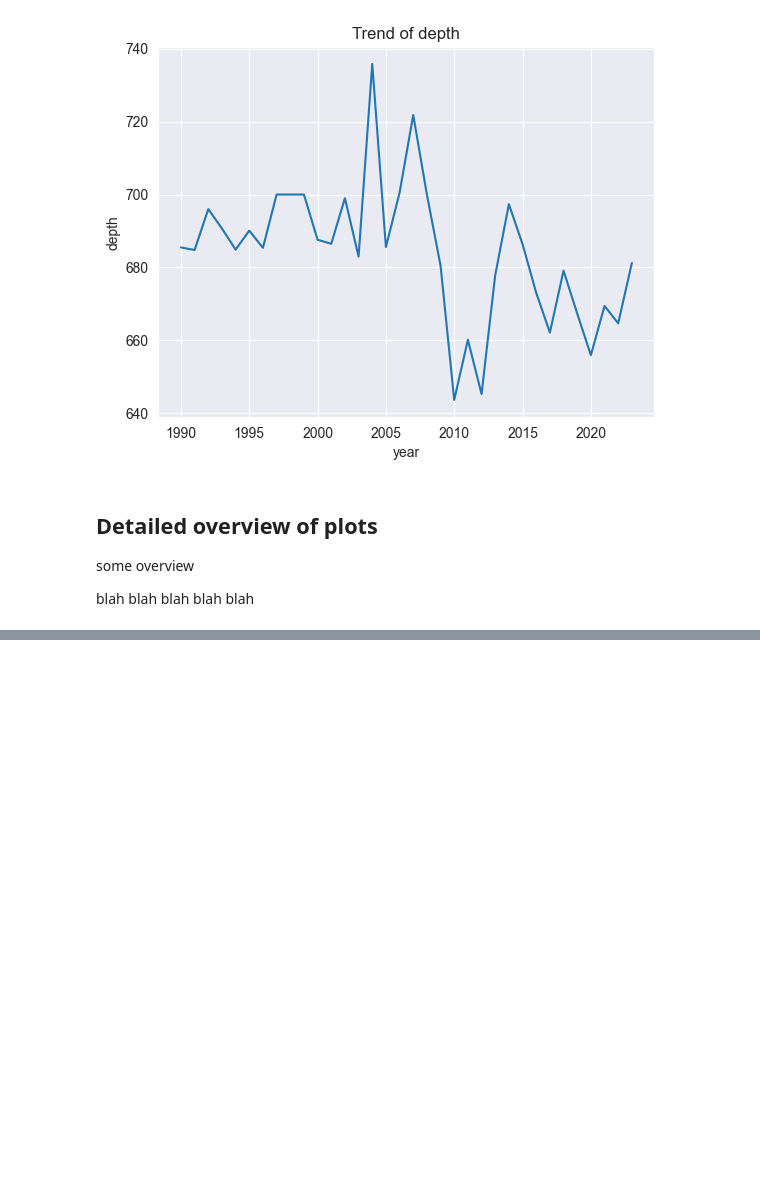
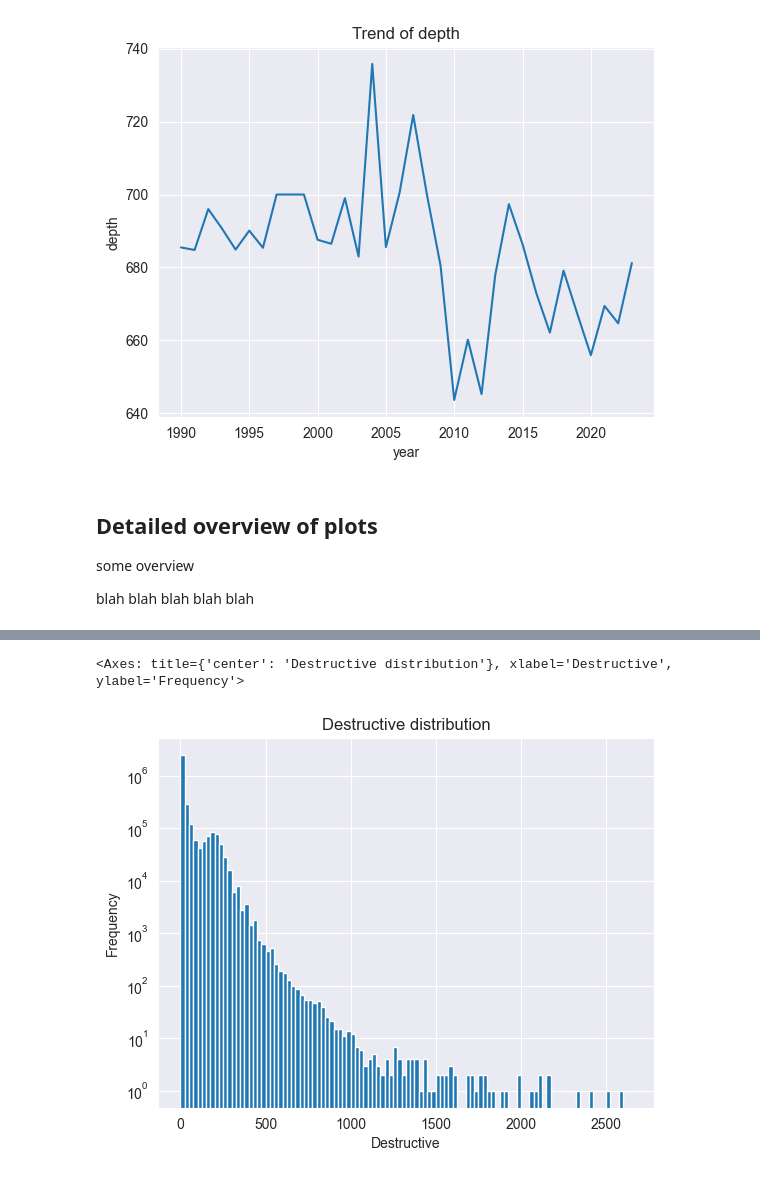
Before and after one commit to DenisIndenbom/DSBA-analytical-project, a Jupyter notebook: project.ipynb, the cells around one changed output, grey strips where cells are left out. Saved outputs shown, nothing was run; the diff lists cells and outputs as text; code cells hidden in the pictures; blank space fills up the shorter version.

Commit message:
Implemented plots for proving hypothesis and hypothesis has been proved

```diff
--- a/project.ipynb
+++ b/project.ipynb
@@ -294,0 +293,5 @@ np.float64(2659.1983104366154)
+# %%
+df['destructive'].plot(kind='hist', bins=np.arange(0, df['destructive'].max(), 25), log=True, title='Destructive distribution', xlabel='Destructive')
+# %% [output]
+<Axes: title={'center': 'Destructive distribution'}, xlabel='Destructive', ylabel='Frequency'>
+[figure, added]
```
Also changed, not shown: parts of 18 cells of this notebook.
